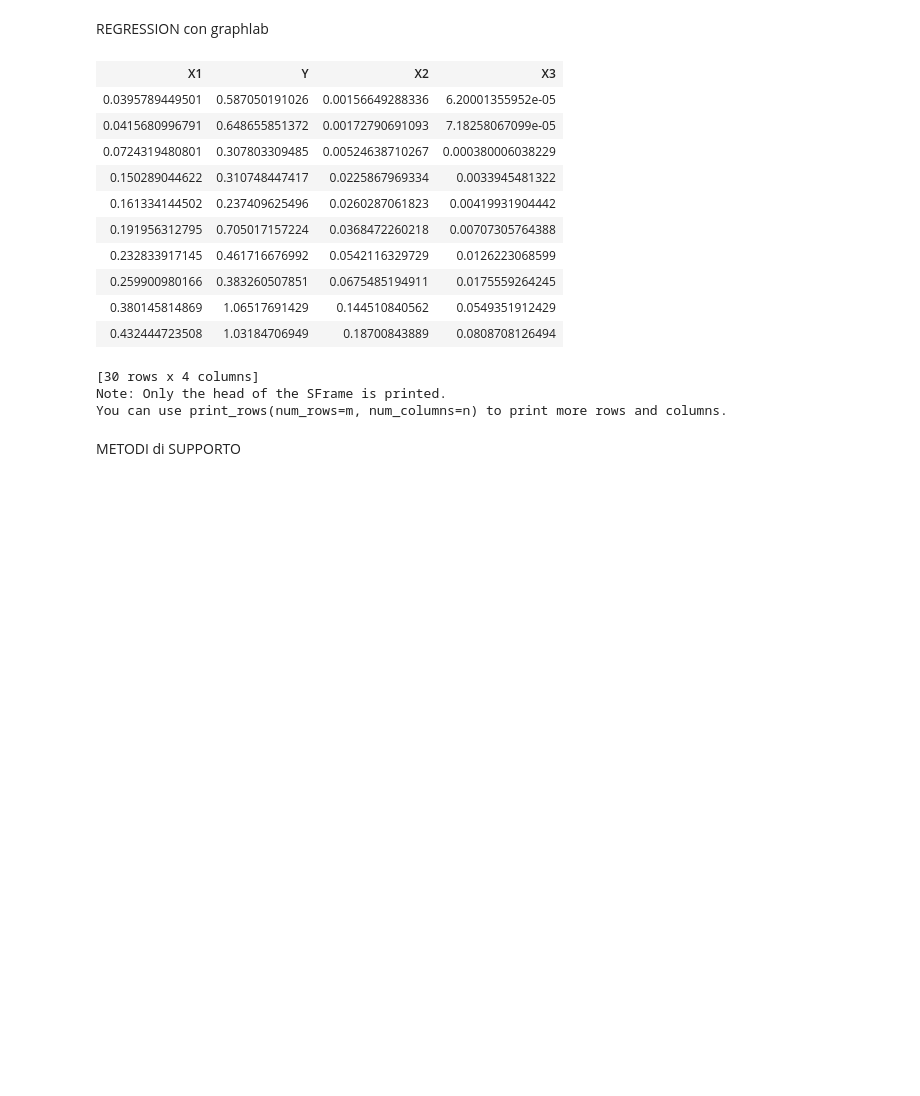
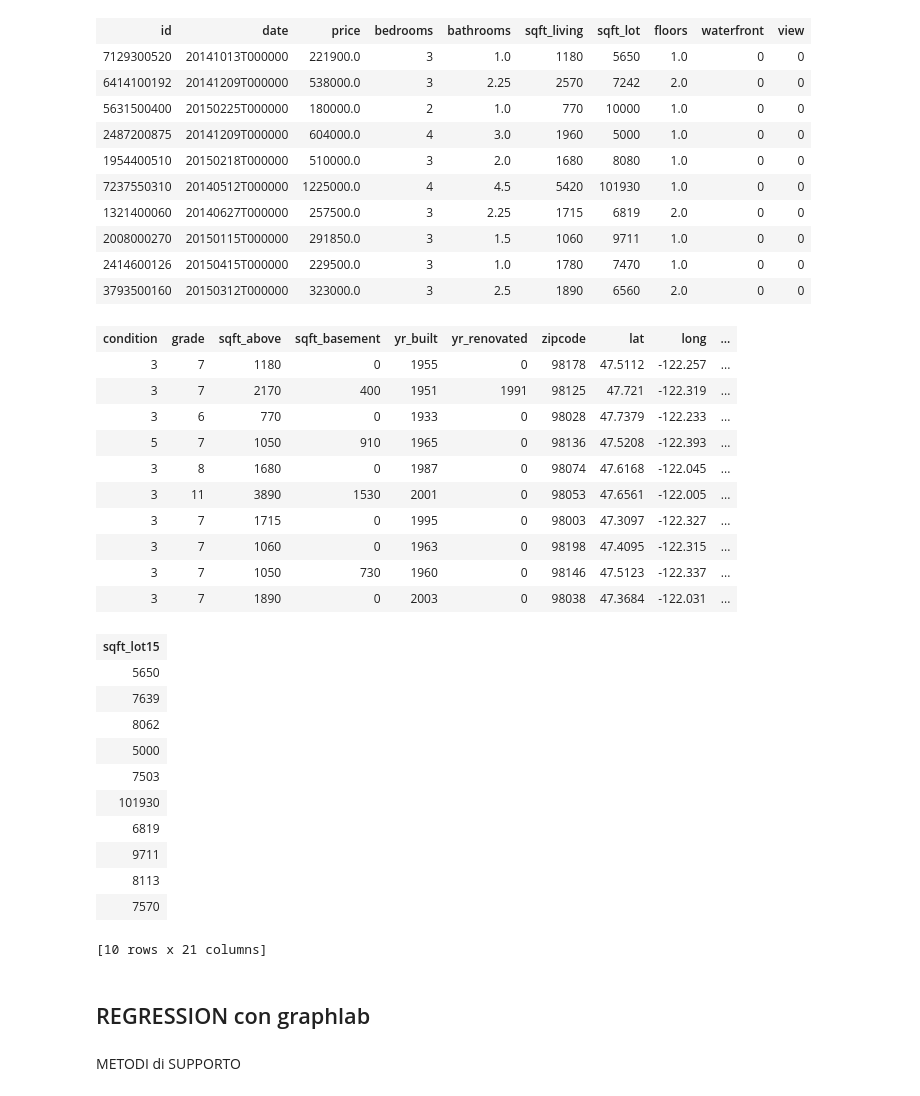
Before and after one commit to e-petrachi/MachineLearningPractices, a Jupyter notebook: Regression/Regression+LOO.ipynb, the cells around one changed output. Cells and saved outputs as stored; diff of their text form; code cells hidden in the pictures; blank space fills up the shorter version.

```diff
--- a/Regression/Regression+LOO.ipynb
+++ b/Regression/Regression+LOO.ipynb
@@ -66,0 +14,3 @@ def polynomial_features(data, grado):
+# %%
+data = graphlab.SFrame("Regression/data/kc_house_data.csv")
+train_data, test_data = data.random_split(.8,seed=0)
@@ -67,3 +29,40 @@ def polynomial_features(data, grado):
+# %%
+data.head()
+# %% [output]
+| id | date | price | bedrooms | bathrooms | sqft_living | sqft_lot | floors | waterfront | view |
+| 7129300520 | 20141013T000000 | 221900.0 | 3 | 1.0 | 1180 | 5650 | 1.0 | 0 | 0 |
+| 6414100192 | 20141209T000000 | 538000.0 | 3 | 2.25 | 2570 | 7242 | 2.0 | 0 | 0 |
+| 5631500400 | 20150225T000000 | 180000.0 | 2 | 1.0 | 770 | 10000 | 1.0 | 0 | 0 |
+| 2487200875 | 20141209T000000 | 604000.0 | 4 | 3.0 | 1960 | 5000 | 1.0 | 0 | 0 |
+| 1954400510 | 20150218T000000 | 510000.0 | 3 | 2.0 | 1680 | 8080 | 1.0 | 0 | 0 |
+| 7237550310 | 20140512T000000 | 1225000.0 | 4 | 4.5 | 5420 | 101930 | 1.0 | 0 | 0 |
+| 1321400060 | 20140627T000000 | 257500.0 | 3 | 2.25 | 1715 | 6819 | 2.0 | 0 | 0 |
+| 2008000270 | 20150115T000000 | 291850.0 | 3 | 1.5 | 1060 | 9711 | 1.0 | 0 | 0 |
+| 2414600126 | 20150415T000000 | 229500.0 | 3 | 1.0 | 1780 | 7470 | 1.0 | 0 | 0 |
+| 3793500160 | 20150312T000000 | 323000.0 | 3 | 2.5 | 1890 | 6560 | 2.0 | 0 | 0 |
+| condition | grade | sqft_above | sqft_basement | yr_built | yr_renovated | zipcode | lat | long | ... |
+| 3 | 7 | 1180 | 0 | 1955 | 0 | 98178 | 47.5112 | -122.257 | ... |
+| 3 | 7 | 2170 | 400 | 1951 | 1991 | 98125 | 47.721 | -122.319 | ... |
+| 3 | 6 | 770 | 0 | 1933 | 0 | 98028 | 47.7379 | -122.233 | ... |
+| 5 | 7 | 1050 | 910 | 1965 | 0 | 98136 | 47.5208 | -122.393 | ... |
+| 3 | 8 | 1680 | 0 | 1987 | 0 | 98074 | 47.6168 | -122.045 | ... |
+| 3 | 11 | 3890 | 1530 | 2001 | 0 | 98053 | 47.6561 | -122.005 | ... |
+| 3 | 7 | 1715 | 0 | 1995 | 0 | 98003 | 47.3097 | -122.327 | ... |
+| 3 | 7 | 1060 | 0 | 1963 | 0 | 98198 | 47.4095 | -122.315 | ... |
+| 3 | 7 | 1050 | 730 | 1960 | 0 | 98146 | 47.5123 | -122.337 | ... |
+| 3 | 7 | 1890 | 0 | 2003 | 0 | 98038 | 47.3684 | -122.031 | ... |
+| sqft_lot15 |
+| 5650 |
+| 7639 |
+| 8062 |
+| 5000 |
+| 7503 |
+| 101930 |
+| 6819 |
+| 9711 |
+| 8113 |
+| 7570 |
+[10 rows x 21 columns]
 # %% [markdown]
-REGRESSION con graphlab
+## REGRESSION con graphlab
 # %%
@@ -75,23 +75,5 @@ def polynomial_regression(data, grado, l2 = 0., l1 = 0.):
                                               validation_set=None,
                                               verbose=False)
     return model
-# %%
-copy = polynomial_features(data_noise, grado=3)
-copy
-# %% [output]
-| X1 | Y | X2 | X3 |
-| 0.0395789449501 | 0.587050191026 | 0.00156649288336 | 6.20001355952e-05 |
-| 0.0415680996791 | 0.648655851372 | 0.00172790691093 | 7.18258067099e-05 |
-| 0.0724319480801 | 0.307803309485 | 0.00524638710267 | 0.000380006038229 |
-| 0.150289044622 | 0.310748447417 | 0.0225867969334 | 0.0033945481322 |
-| 0.161334144502 | 0.237409625496 | 0.0260287061823 | 0.00419931904442 |
-| 0.191956312795 | 0.705017157224 | 0.0368472260218 | 0.00707305764388 |
-| 0.232833917145 | 0.461716676992 | 0.0542116329729 | 0.0126223068599 |
-| 0.259900980166 | 0.383260507851 | 0.0675485194911 | 0.0175559264245 |
-| 0.380145814869 | 1.06517691429 | 0.144510840562 | 0.0549351912429 |
-| 0.432444723508 | 1.03184706949 | 0.18700843889 | 0.0808708126494 |
-[30 rows x 4 columns]
-Note: Only the head of the SFrame is printed.
-You can use print_rows(num_rows=m, num_columns=n) to print more rows and columns.
 # %% [markdown]
 METODI di SUPPORTO
```
Also changed, not shown: parts of 30 cells of this notebook, 1 other file.
